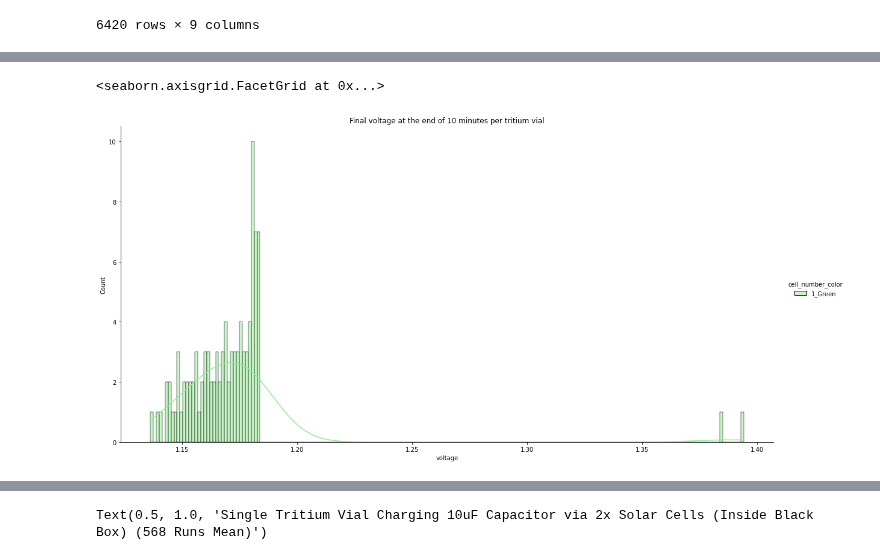
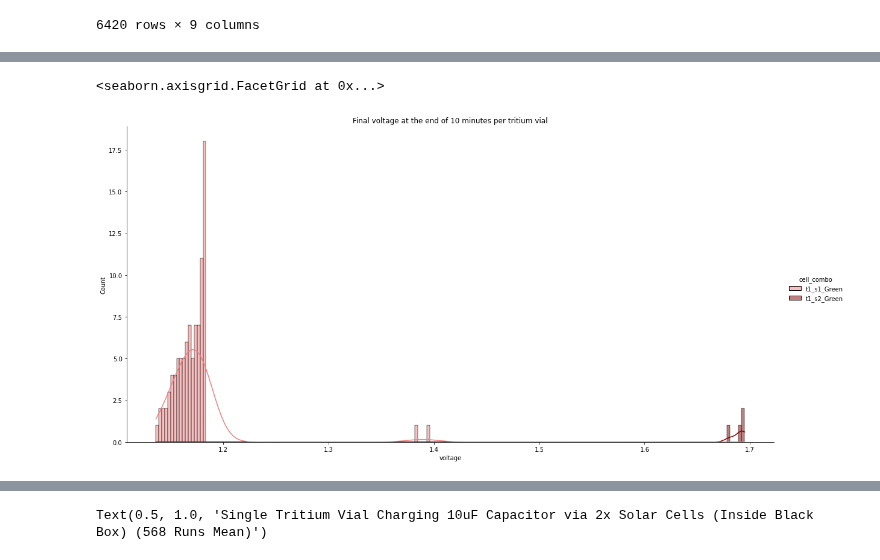
Before and after one commit to darkmatter2222/Nuclear-Battery, a Jupyter notebook: measurement_techniques/analiyze_measurements/single_cell_performance_testing.ipynb, the cells around one changed output, grey strips where cells are left out. Cells and saved outputs as stored; diff of their text form; code cells hidden in the pictures.

```diff
--- a/measurement_techniques/analiyze_measurements/single_cell_performance_testing.ipynb
+++ b/measurement_techniques/analiyze_measurements/single_cell_performance_testing.ipynb
@@ -107,16 +104,16 @@ Text(0.5, 1.0, 'Cell Test Count')
 # %%
 def get_sample_count(df, max=100):
   if len(df.index) >= max:
     return df, max
   else:
     return df, len(df.index)
 
 sample_df = pd.DataFrame(columns=df.columns)
 
 working_df, sample_count = get_sample_count(df[(df['time']==600) & (df['tritium_cell_number']=="1")])
 sample_df = sample_df.append(working_df.sample(n=sample_count, random_state=1))
 
-sns.displot(sample_df[(sample_df['time']==600)].reset_index(), x='voltage', bins=200, hue='cell_number_color', kde=True, height=8, aspect=2, palette=sample_df['plot_color'].unique().tolist()).set(title='Final voltage at the end of 10 minutes per tritium vial')
+sns.displot(sample_df[(sample_df['time']==600)].reset_index(), x='voltage', bins=200, hue='cell_combo', kde=True, height=8, aspect=2, palette=sample_df['solar_plot_color'].unique().tolist()).set(title='Final voltage at the end of 10 minutes per tritium vial')
 # %% [output]
 <seaborn.axisgrid.FacetGrid at 0x...>
-[figure, old version]
+[figure, new version]
```
Also changed, not shown: parts of 3 cells of this notebook.
